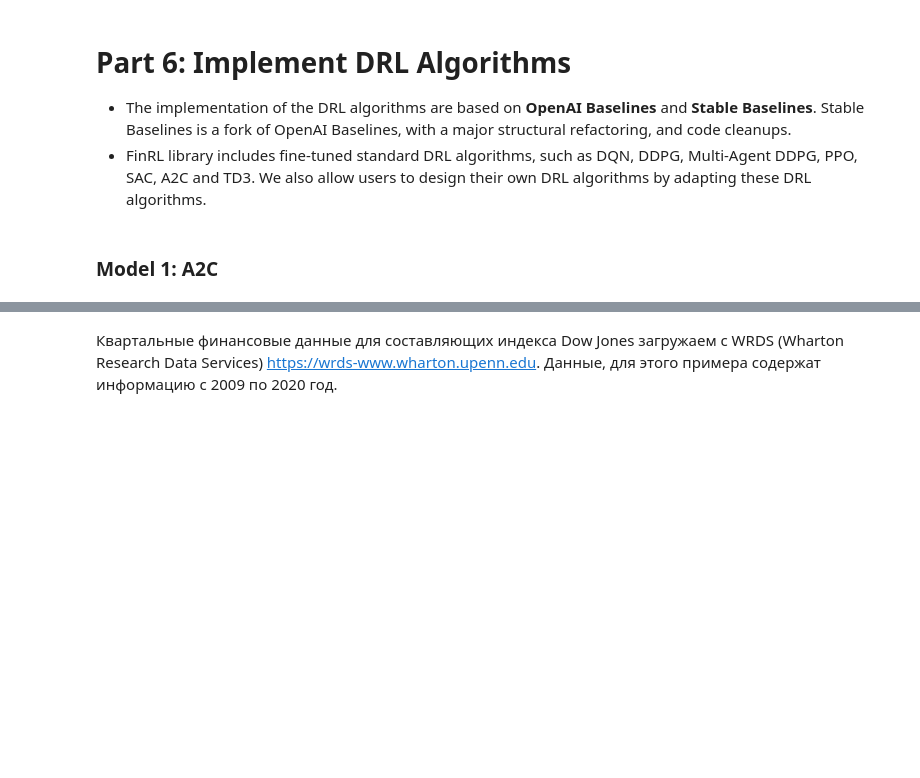
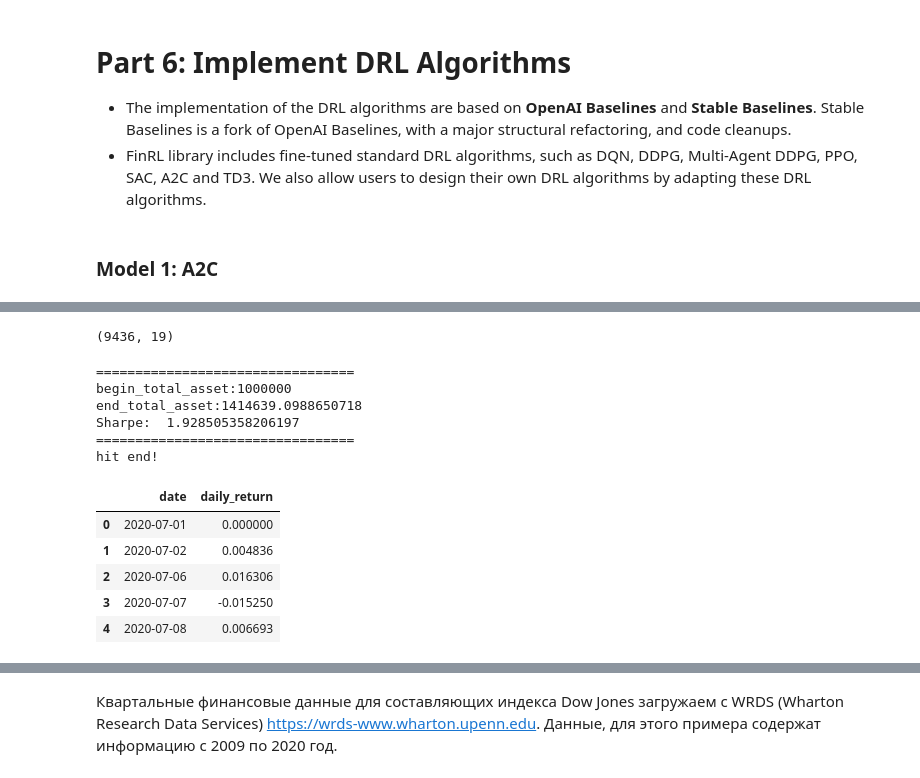
Before and after one commit to SvenTern/algotrade, a Jupyter notebook: finrl_main_part.ipynb, the cells around one changed output, grey strips where cells are left out. Drawn from its saved outputs; the diff is of its cells as text; code cells hidden in the pictures; blank space fills up the shorter version.

```diff
--- a/finrl_main_part.ipynb
+++ b/finrl_main_part.ipynb
@@ -1136,0 +1227,23 @@ trained_a2c.save('/content/trained_models/trained_a2c.zip')
+# %%
+trade.shape
+# %% [output]
+(9436, 19)
+# %%
+df_daily_return, df_actions = DRLAgent.DRL_prediction(model=trained_a2c,
+                        environment = e_trade_gym)
+# %% [output]
+=================================
+begin_total_asset:1000000
+end_total_asset:1414639.0988650718
+Sharpe:  1.928505358206197
+=================================
+hit end!
+# %%
+df_daily_return.head()
+# %% [output]
+|  | date | daily_return |
+| 0 | 2020-07-01 | 0.000000 |
+| 1 | 2020-07-02 | 0.004836 |
+| 2 | 2020-07-06 | 0.016306 |
+| 3 | 2020-07-07 | -0.015250 |
+| 4 | 2020-07-08 | 0.006693 |
```
Also changed, not shown: parts of 45 cells of this notebook.
